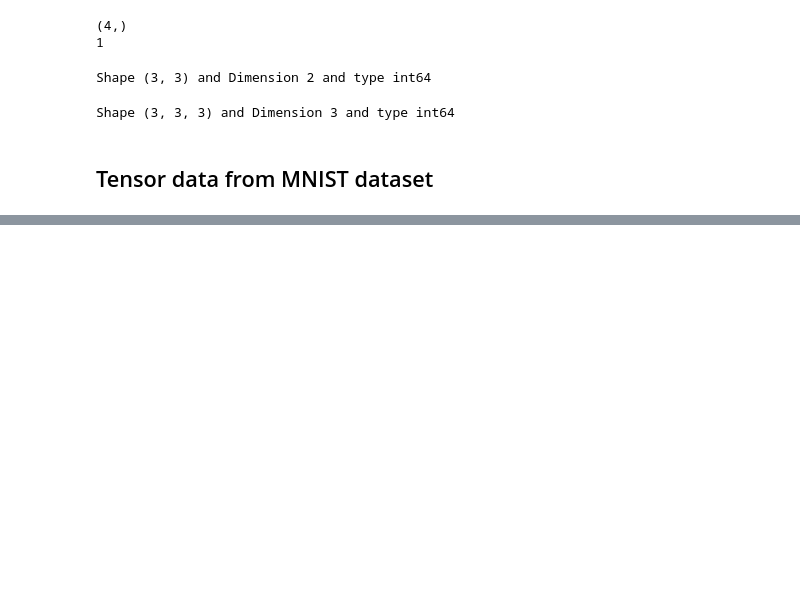
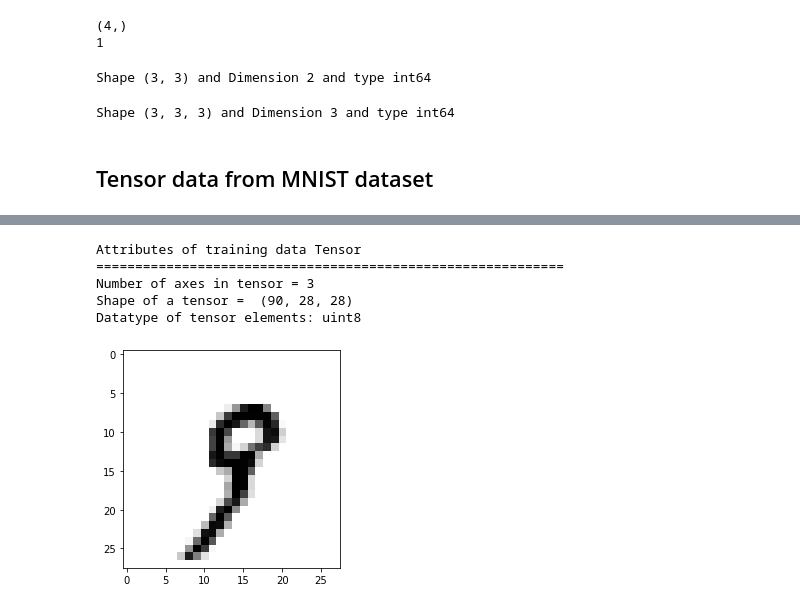
Before and after one commit to venkat-krish/basics_tensorflow, a Jupyter notebook: Tensor_Mathematics_Background.ipynb, the cells around one changed output, grey strips where cells are left out. Cells and saved outputs as stored; diff of their text form; code cells hidden in the pictures; blank space fills up the shorter version.

```diff
--- a/Tensor_Mathematics_Background.ipynb
+++ b/Tensor_Mathematics_Background.ipynb
@@ -43,0 +148,20 @@ Shape (3, 3, 3) and Dimension 3 and type int64
+# %%
+# x_train_slice = x_train[10:100]
+# x_train_slice = x_train[10:100, :, :] # Here we explicitely select the remaining two axes
+
+x_train_slice = x_train[10:100, 0:28, 0:28] # Here we explicitely select the remaining two axes
+
+print("Attributes of training data Tensor")
+print("=="*30)
+print("Number of axes in tensor = %d"% x_train_slice.ndim)
+print("Shape of a tensor = ", x_train_slice.shape)
+print("Datatype of tensor elements: %s"% x_train_slice.dtype)
+
+display_image(x_train_slice[9])
+# %% [output]
+Attributes of training data Tensor
+============================================================
+Number of axes in tensor = 3
+Shape of a tensor =  (90, 28, 28)
+Datatype of tensor elements: uint8
+[figure, added]
```
Also changed, not shown: parts of 14 cells of this notebook.
